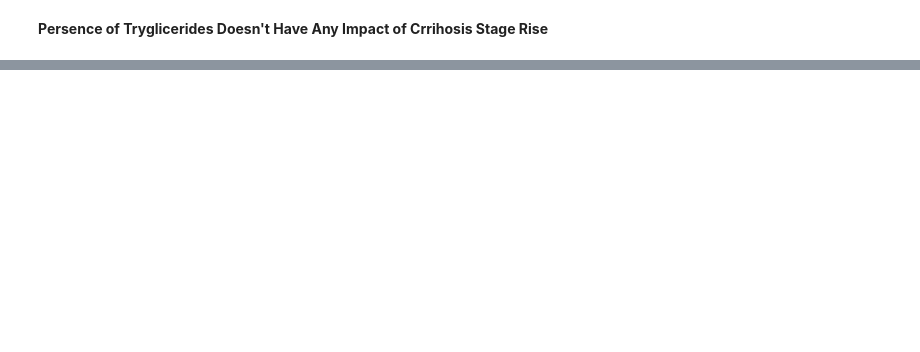
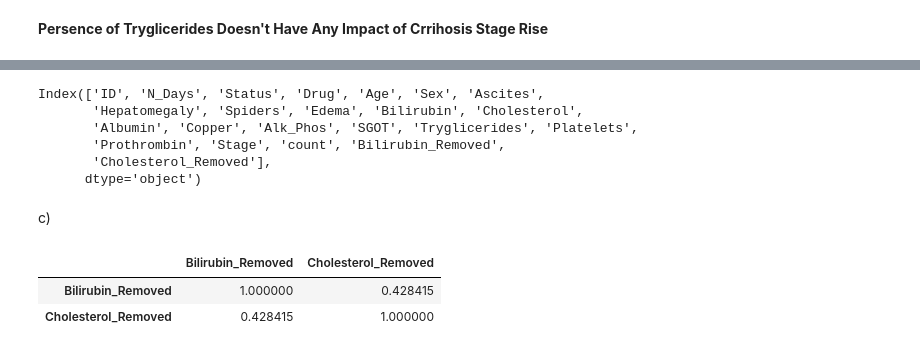
Before and after one commit to lajwithsingh/Cirrhosis_DataAnalysis_CaseStudy, a Jupyter notebook: Cirrhosis_CaseStudy.ipynb, the cells around one changed output, grey strips where cells are left out. Saved outputs shown, nothing was run; the diff lists cells and outputs as text; code cells hidden in the pictures; blank space fills up the shorter version.

```diff
--- a/Cirrhosis_CaseStudy.ipynb
+++ b/Cirrhosis_CaseStudy.ipynb
@@ -300,0 +334,11 @@ Probably independent
+# %%
+def winsorize(df, variable, upper_limit, lower_limit):
+    return np.where(df[variable] > upper_limit, upper_limit, np.where(df[variable] < lower_limit, lower_limit, df[variable]))
+
+upper = df["Bilirubin"].quantile(0.95)
+lower = df["Bilirubin"].quantile(0.05)
+df["Bilirubin_Removed"] = winsorize(df, "Bilirubin", upper, lower)
+# %%
+upper = df["Cholesterol"].quantile(0.95)
+lower = df["Cholesterol"].quantile(0.05)
+df["Cholesterol_Removed"] = winsorize(df,"Cholesterol",upper,lower)
@@ -300,0 +375,18 @@ Probably independent
+# %%
+df.columns
+# %% [output]
+Index(['ID', 'N_Days', 'Status', 'Drug', 'Age', 'Sex', 'Ascites',
+       'Hepatomegaly', 'Spiders', 'Edema', 'Bilirubin', 'Cholesterol',
+       'Albumin', 'Copper', 'Alk_Phos', 'SGOT', 'Tryglicerides', 'Platelets',
+       'Prothrombin', 'Stage', 'count', 'Bilirubin_Removed',
+       'Cholesterol_Removed'],
+      dtype='object')
+# %% [markdown]
+c)
+# %%
+relation = df[["Bilirubin_Removed","Cholesterol_Removed"]]
+relation.corr()
+# %% [output]
+|  | Bilirubin_Removed | Cholesterol_Removed |
+| Bilirubin_Removed | 1.000000 | 0.428415 |
+| Cholesterol_Removed | 0.428415 | 1.000000 |
```
Also changed, not shown: parts of 14 cells of this notebook.
